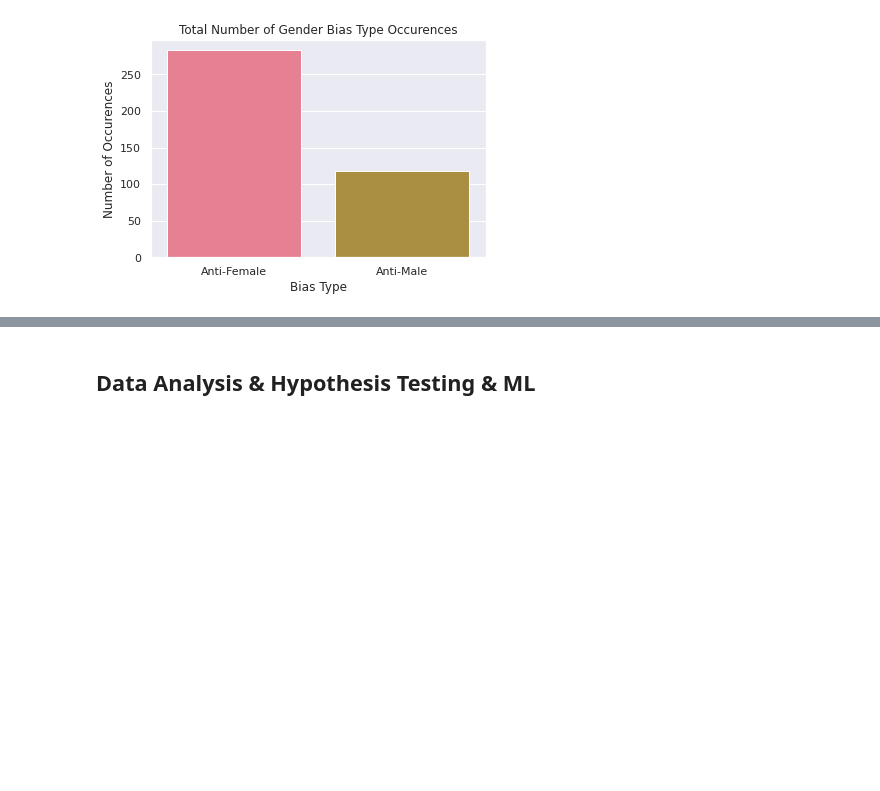
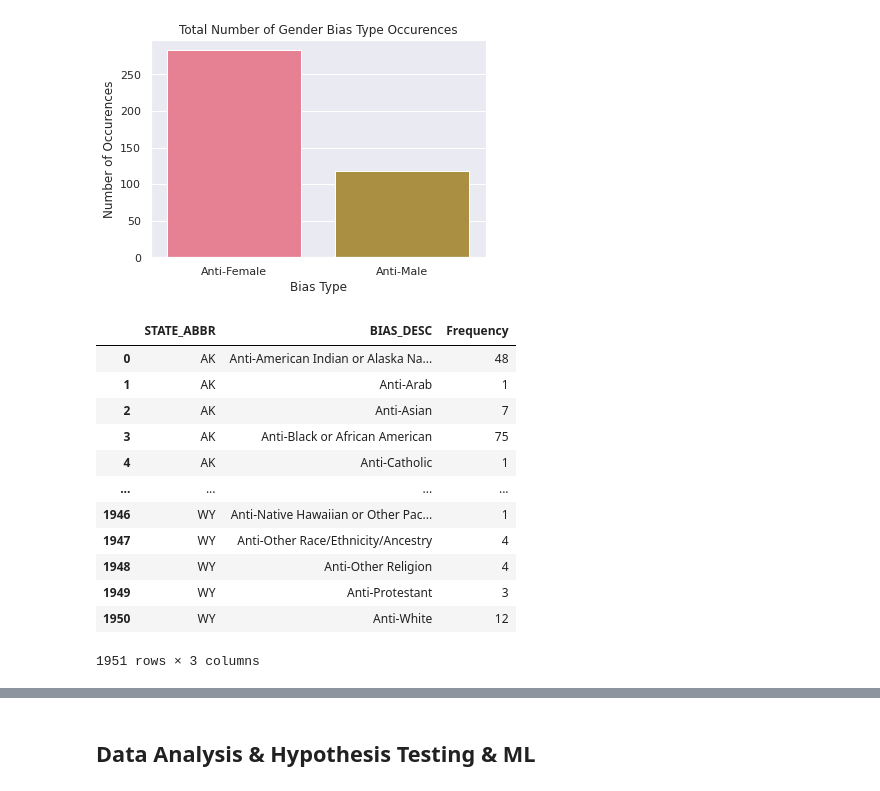
Before and after one commit to divya-koganti/Analysis-of-Hate-Crimes-In-United-States, a Jupyter notebook: Analysis of Hate Crimes in United States Tutorial.ipynb, the cells around one changed output, grey strips where cells are left out. Cells and saved outputs as stored; diff of their text form; code cells hidden in the pictures; blank space fills up the shorter version.

```diff
--- a/Analysis of Hate Crimes in United States Tutorial.ipynb
+++ b/Analysis of Hate Crimes in United States Tutorial.ipynb
@@ -335,3 +335,20 @@ plt.show()
 # %% [output]
 [figure]
 [figure]
+# %%
+states=hate_crimes.groupby(['STATE_ABBR', 'BIAS_DESC']).size().reset_index(name='Frequency')
+states
+# %% [output]
+|  | STATE_ABBR | BIAS_DESC | Frequency |
+| 0 | AK | Anti-American Indian or Alaska Na... | 48 |
+| 1 | AK | Anti-Arab | 1 |
+| 2 | AK | Anti-Asian | 7 |
+| 3 | AK | Anti-Black or African American | 75 |
+| 4 | AK | Anti-Catholic | 1 |
+| ... | ... | ... | ... |
+| 1946 | WY | Anti-Native Hawaiian or Other Pac... | 1 |
+| 1947 | WY | Anti-Other Race/Ethnicity/Ancestry | 4 |
+| 1948 | WY | Anti-Other Religion | 4 |
+| 1949 | WY | Anti-Protestant | 3 |
+| 1950 | WY | Anti-White | 12 |
+1951 rows × 3 columns
```
Also changed, not shown: parts of 7 cells of this notebook.
